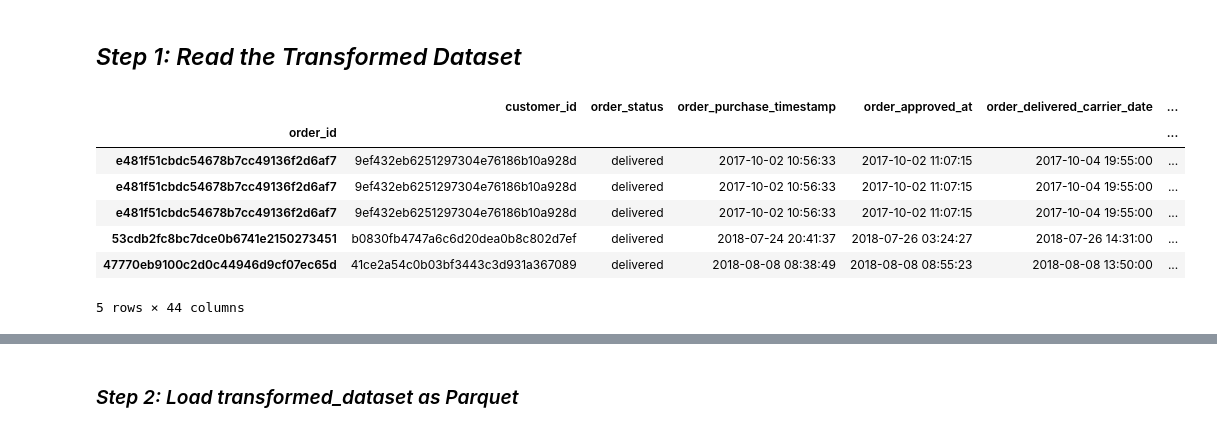
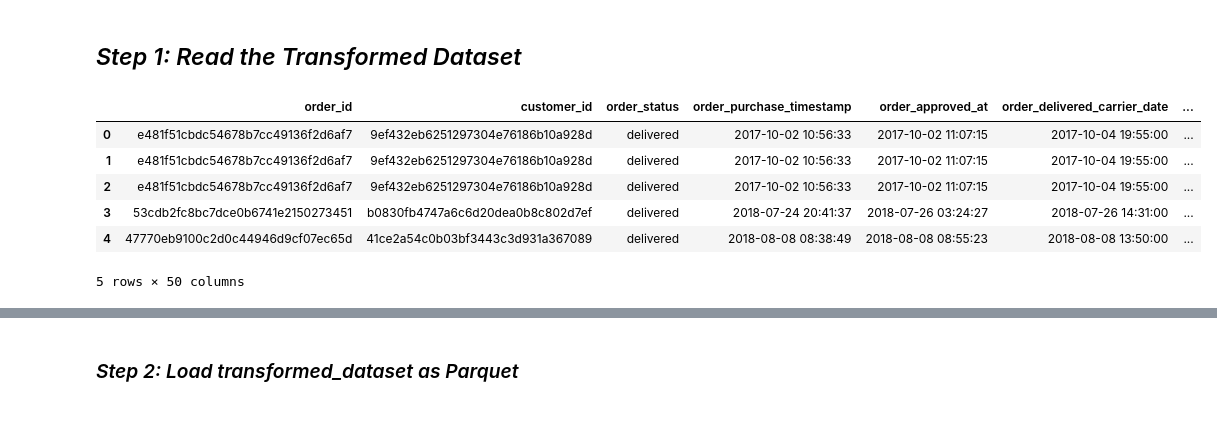
Before and after one commit to SnitTeshome/DSA2040A_DataMining_Group-8_Snit_552___Mohamed_006___Halima_315___Lesala_218, a Jupyter notebook: notebooks/1_extract_transform.ipynb, the cells around one changed output, grey strips where cells are left out. Cells and saved outputs as stored; diff of their text form; code cells hidden in the pictures.

```diff
--- a/notebooks/1_extract_transform.ipynb
+++ b/notebooks/1_extract_transform.ipynb
@@ -635,15 +664,36 @@ CSV file saved to 'data/olist_full_data_transformed.csv'
 ## *Step 1: Read the Transformed Dataset*
 # %%
 # Load the full transformed dataset
-olist_full_data_transformed = pd.read_csv("../data/transformed/olist_full_data_transformed.csv", index_col=0)
+olist_full_data_transformed =  pd.read_csv(
+    "../data/transformed/olist_full_data_transformed.csv",
+    dtype={
+        "order_status": "category",
+        "customer_city": "category",
+        "customer_state": "category",
+        "seller_city": "category",
+        "seller_state": "category",
+        "product_category_name_english": "category",
+        "seller_zip_code_prefix": "object",
+        'order_item_id': "object",
+        "customer_zip_code_prefix": "object",
+    },
+    parse_dates=[
+        "order_purchase_timestamp",
+        "order_approved_at",
+        "order_delivered_carrier_date",
+        "order_delivered_customer_date",
+        "order_estimated_delivery_date",
+        "shipping_limit_date",
+        "review_creation_date",
+        "review_answer_timestamp"
+    ])
 # Verify successful loading
-olist_full_data_transformed.head()
+olist_full_data_transformed.head()  # Display the first few rows of the transformed dataset
 # %% [output]
-|  | customer_id | order_status | order_purchase_timestamp | order_approved_at | order_delivered_carrier_date | ... |
-| order_id |  |  |  |  |  | ... |
-| e481f51cbdc54678b7cc49136f2d6af7 | 9ef432eb6251297304e76186b10a928d | delivered | 2017-10-02 10:56:33 | 2017-10-02 11:07:15 | 2017-10-04 19:55:00 | ... |
-| e481f51cbdc54678b7cc49136f2d6af7 | 9ef432eb6251297304e76186b10a928d | delivered | 2017-10-02 10:56:33 | 2017-10-02 11:07:15 | 2017-10-04 19:55:00 | ... |
-| e481f51cbdc54678b7cc49136f2d6af7 | 9ef432eb6251297304e76186b10a928d | delivered | 2017-10-02 10:56:33 | 2017-10-02 11:07:15 | 2017-10-04 19:55:00 | ... |
-| 53cdb2fc8bc7dce0b6741e2150273451 | b0830fb4747a6c6d20dea0b8c802d7ef | delivered | 2018-07-24 20:41:37 | 2018-07-26 03:24:27 | 2018-07-26 14:31:00 | ... |
-| 47770eb9100c2d0c44946d9cf07ec65d | 41ce2a54c0b03bf3443c3d931a367089 | delivered | 2018-08-08 08:38:49 | 2018-08-08 08:55:23 | 2018-08-08 13:50:00 | ... |
+|  | order_id | customer_id | order_status | order_purchase_timestamp | order_approved_at | order_delivered_carrier_date | ... |
+| 0 | e481f51cbdc54678b7cc49136f2d6af7 | 9ef432eb6251297304e76186b10a928d | delivered | 2017-10-02 10:56:33 | 2017-10-02 11:07:15 | 2017-10-04 19:55:00 | ... |
+| 1 | e481f51cbdc54678b7cc49136f2d6af7 | 9ef432eb6251297304e76186b10a928d | delivered | 2017-10-02 10:56:33 | 2017-10-02 11:07:15 | 2017-10-04 19:55:00 | ... |
+| 2 | e481f51cbdc54678b7cc49136f2d6af7 | 9ef432eb6251297304e76186b10a928d | delivered | 2017-10-02 10:56:33 | 2017-10-02 11:07:15 | 2017-10-04 19:55:00 | ... |
+| 3 | 53cdb2fc8bc7dce0b6741e2150273451 | b0830fb4747a6c6d20dea0b8c802d7ef | delivered | 2018-07-24 20:41:37 | 2018-07-26 03:24:27 | 2018-07-26 14:31:00 | ... |
+| 4 | 47770eb9100c2d0c44946d9cf07ec65d | 41ce2a54c0b03bf3443c3d931a367089 | delivered | 2018-08-08 08:38:49 | 2018-08-08 08:55:23 | 2018-08-08 13:50:00 | ... |
-5 rows × 44 columns
+5 rows × 50 columns
```
Also changed, not shown: parts of 10 cells of this notebook, 2 other files.
